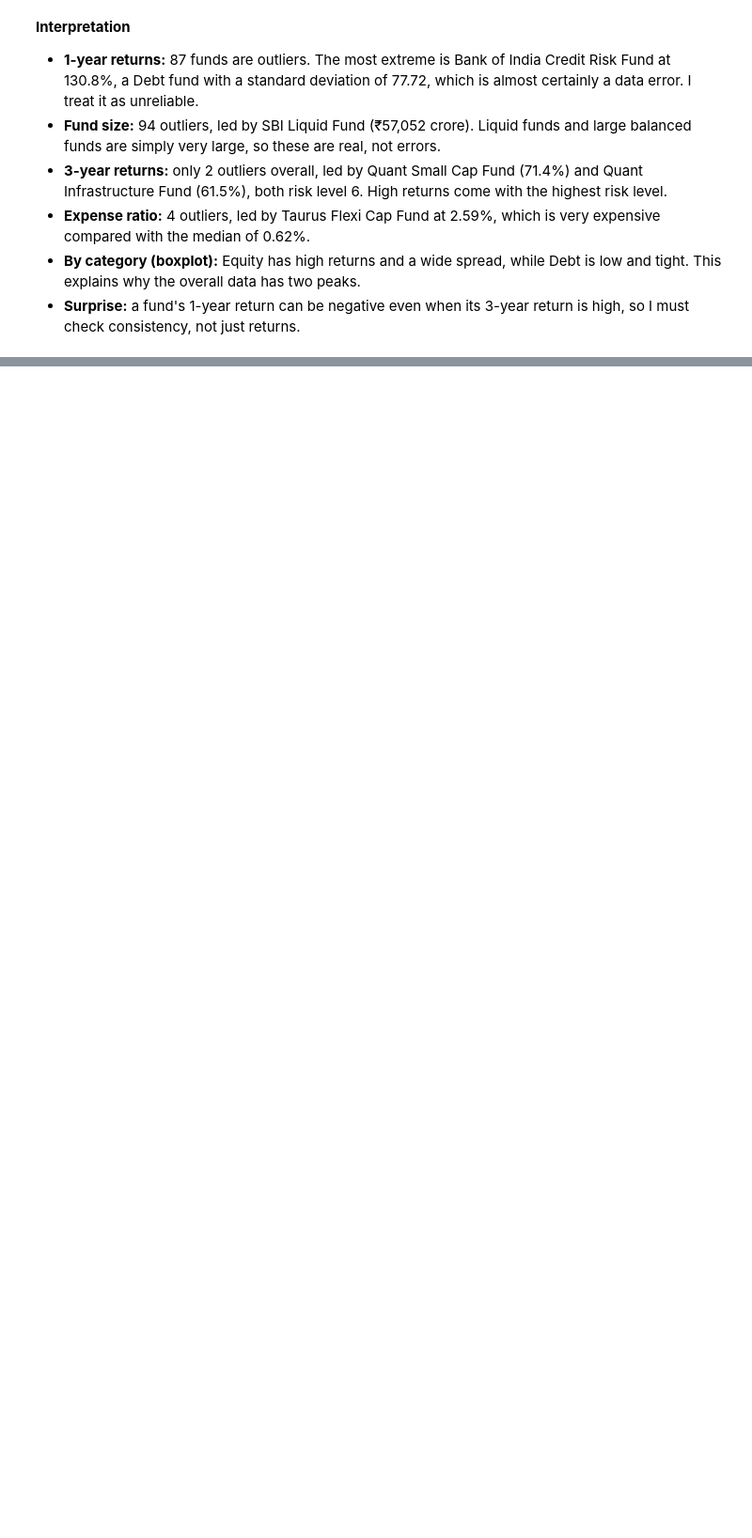
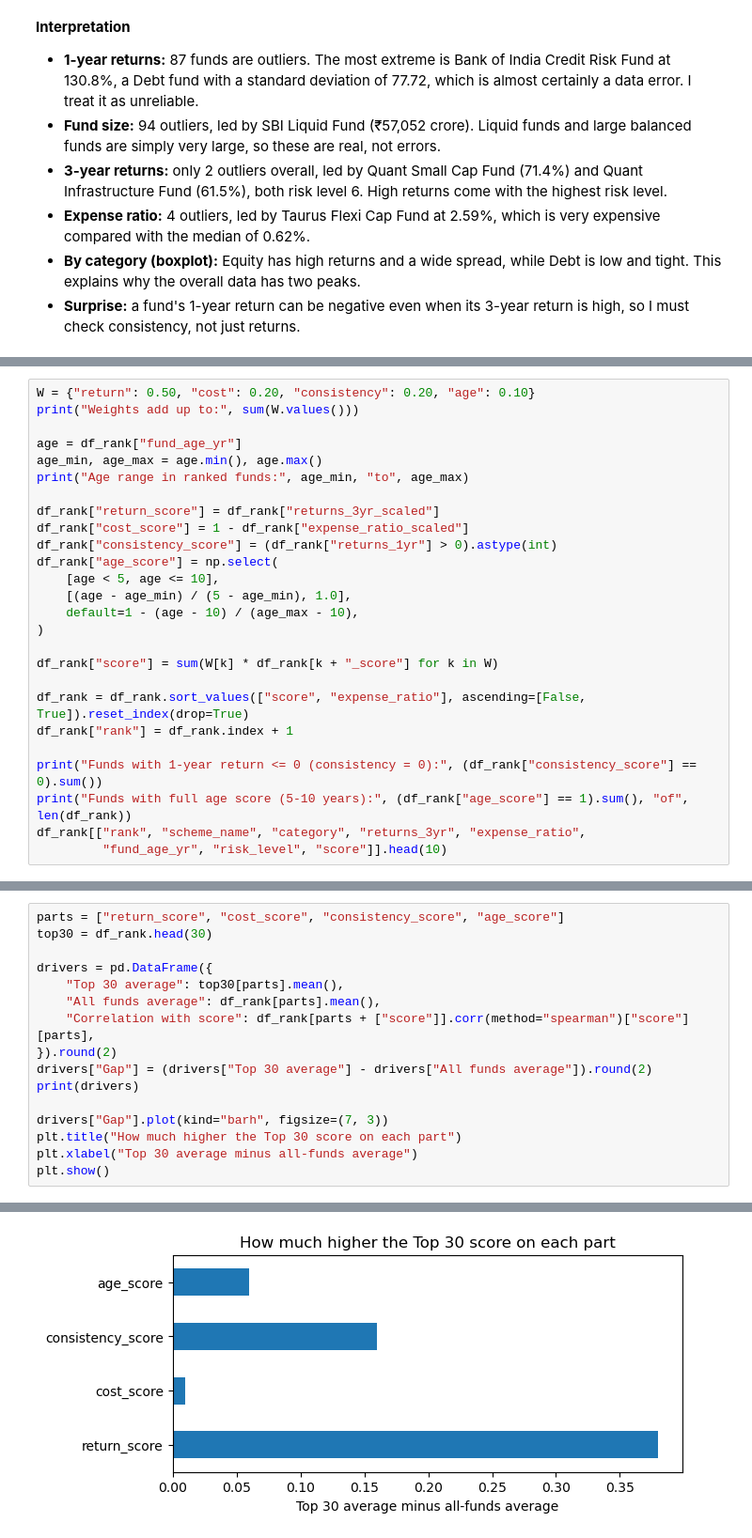
Before and after one commit to stutigoyal8999/Coorix_Internship_Business-Analytics, a Jupyter notebook: Mutual Fund Analysis/notebook/Mutual Fund Analysis.ipynb, the cells around one changed output, grey strips where cells are left out. Shown at 94% size. Cells and saved outputs as stored; diff of their text form; blank space fills up the shorter version.

Commit message:
Stage 4: scoring formula, ranking, sensitivity and drivers

```diff
--- a/Mutual Fund Analysis/notebook/Mutual Fund Analysis.ipynb
+++ b/Mutual Fund Analysis/notebook/Mutual Fund Analysis.ipynb
@@ -450,0 +466,26 @@ Now the two fields are directly comparable. Equity funds average 0.39 on returns
+# %%
+W = {"return": 0.50, "cost": 0.20, "consistency": 0.20, "age": 0.10}
+print("Weights add up to:", sum(W.values()))
+
+age = df_rank["fund_age_yr"]
+age_min, age_max = age.min(), age.max()
+print("Age range in ranked funds:", age_min, "to", age_max)
+
+df_rank["return_score"] = df_rank["returns_3yr_scaled"]
+df_rank["cost_score"] = 1 - df_rank["expense_ratio_scaled"]
+df_rank["consistency_score"] = (df_rank["returns_1yr"] > 0).astype(int)
+df_rank["age_score"] = np.select(
+    [age < 5, age <= 10],
+    [(age - age_min) / (5 - age_min), 1.0],
+    default=1 - (age - 10) / (age_max - 10),
+)
+
+df_rank["score"] = sum(W[k] * df_rank[k + "_score"] for k in W)
+
+df_rank = df_rank.sort_values(["score", "expense_ratio"], ascending=[False, True]).reset_index(drop=True)
+df_rank["rank"] = df_rank.index + 1
+
+print("Funds with 1-year return <= 0 (consistency = 0):", (df_rank["consistency_score"] == 0).sum())
+print("Funds with full age score (5-10 years):", (df_rank["age_score"] == 1).sum(), "of", len(df_rank))
+df_rank[["rank", "scheme_name", "category", "returns_3yr", "expense_ratio",
+         "fund_age_yr", "risk_level", "score"]].head(10)
@@ -450,0 +552,17 @@ Now the two fields are directly comparable. Equity funds average 0.39 on returns
+# %%
+parts = ["return_score", "cost_score", "consistency_score", "age_score"]
+top30 = df_rank.head(30)
+
+drivers = pd.DataFrame({
+    "Top 30 average": top30[parts].mean(),
+    "All funds average": df_rank[parts].mean(),
+    "Correlation with score": df_rank[parts + ["score"]].corr(method="spearman")["score"][parts],
+}).round(2)
+drivers["Gap"] = (drivers["Top 30 average"] - drivers["All funds average"]).round(2)
+print(drivers)
+
+drivers["Gap"].plot(kind="barh", figsize=(7, 3))
+plt.title("How much higher the Top 30 score on each part")
+plt.xlabel("Top 30 average minus all-funds average")
+plt.show()
+# %% [output]
@@ -450,0 +580 @@ Now the two fields are directly comparable. Equity funds average 0.39 on returns
+[figure, added]
```
Also changed, not shown: parts of 27 cells of this notebook.
